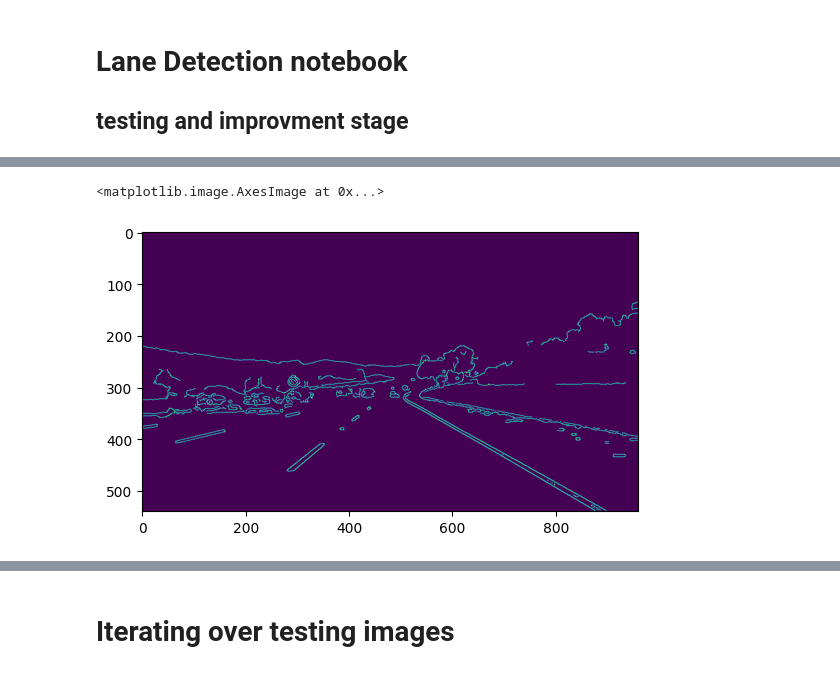
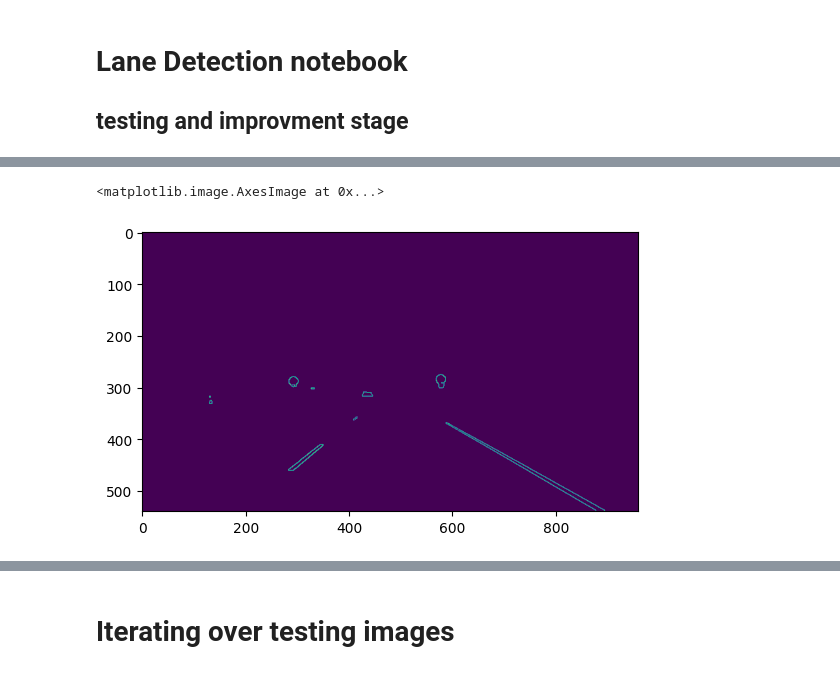
Before and after one commit to ahmed-elshamy23/Vehicle-Safety-and-Passenger-Comfort-System-With-AI-Enhanced-ADAS, a Jupyter notebook: AI Models/LKA/lane_detection_development.ipynb, the cells around one changed output, grey strips where cells are left out. Saved outputs shown, nothing was run; the diff lists cells and outputs as text; code cells hidden in the pictures.

```diff
--- a/AI Models/LKA/lane_detection_development.ipynb
+++ b/AI Models/LKA/lane_detection_development.ipynb
@@ -33,0 +14,18 @@ plt.imshow(frame)
+# %%
+# Convert the image to grayscale
+gausian = cv2.GaussianBlur(captured, (5, 5), 3)
+hsv = cv2.cvtColor(gausian, cv2.COLOR_BGR2HSV)
+gray = cv2.cvtColor(gausian, cv2.COLOR_BGR2GRAY)
+
+
+plt.subplot(1, 3, 1)
+plt.imshow(gausian)
+plt.axis('off')
+
+plt.subplot(1, 3, 2)
+plt.imshow(hsv)
+plt.axis('off')
+
+plt.subplot(1, 3, 3)
+plt.imshow(gray)
+plt.axis('off')
@@ -33,0 +35,9 @@ plt.imshow(frame)
+# %%
+lower_yellow = np.array([20, 100, 100])
+upper_yellow = np.array([30, 255, 255])
+mask_yellow = cv2.inRange(hsv, lower_yellow, upper_yellow)
+mask_white = cv2.inRange(gray, 200, 255)
+mask_yw = cv2.bitwise_or(mask_white, mask_yellow)
+mask_yw_image = cv2.bitwise_and(gray, mask_yw)
+
+plt.imshow(mask_yw_image)
@@ -34,6 +47,6 @@ plt.imshow(frame)
 # %%
-edges = cv2.Canny(frame, 75, 150)
+edges = cv2.Canny(mask_yw_image, 75, 150)
 plt.imshow(edges)
 # %% [output]
 <matplotlib.image.AxesImage at 0x...>
-[figure, old version]
+[figure, new version]
```
Also changed, not shown: parts of 9 cells of this notebook, 1 other file.
